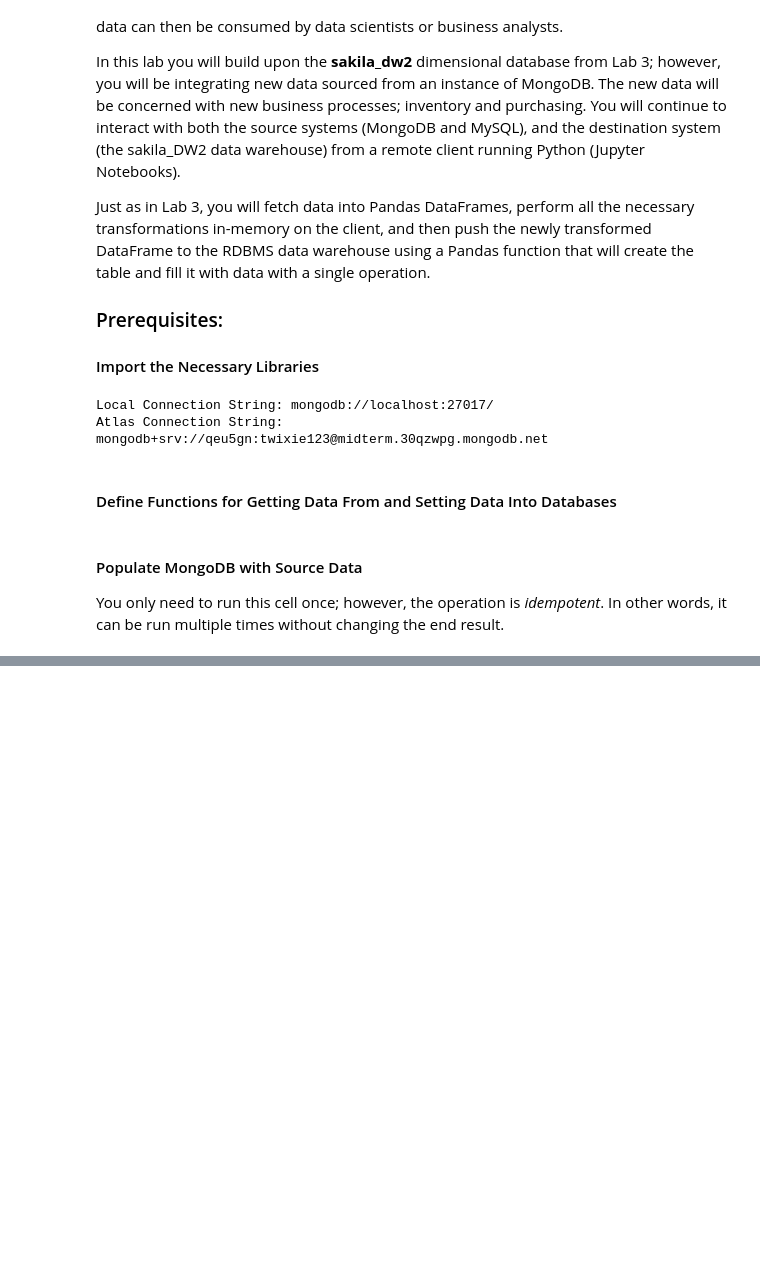
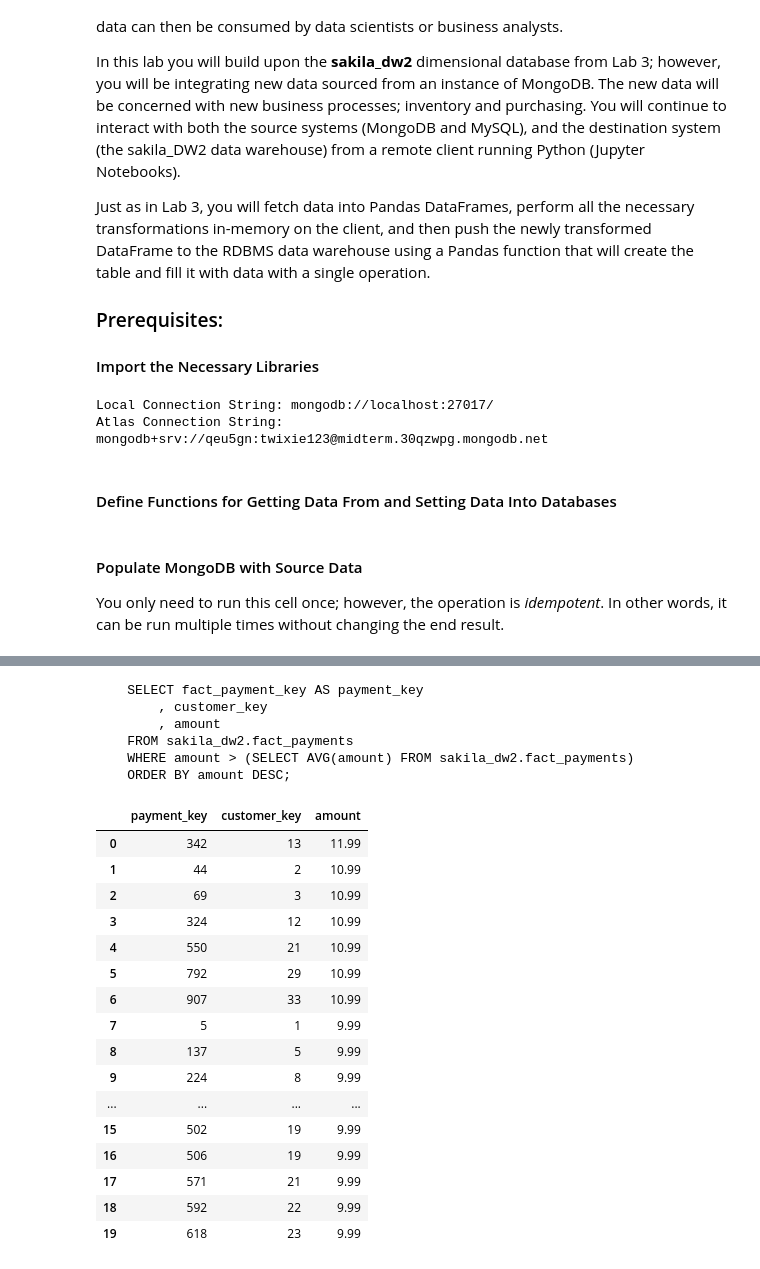
Before and after one commit to amalieharrison/Midterm, a Jupyter notebook: DS 2002 Midterm Project.ipynb, the cells around one changed output, grey strips where cells are left out. Drawn from its saved outputs; the diff is of its cells as text; code cells hidden in the pictures; blank space fills up the shorter version.

```diff
--- a/DS 2002 Midterm Project.ipynb
+++ b/DS 2002 Midterm Project.ipynb
@@ -454,0 +687,49 @@ df_invoices.head(2)
+# %%
+lbound = 15.00
+ubound = 20.00
+
+sql_query = """
+    SELECT fact_payment_key AS payment_key
+        , customer_key
+        , amount
+    FROM sakila_dw2.fact_payments
+    WHERE amount > (SELECT AVG(amount) FROM sakila_dw2.fact_payments)
+    ORDER BY amount DESC;
+""".format(lbound, ubound)
+
+print(sql_query)
+# %% [output]
+    SELECT fact_payment_key AS payment_key
+        , customer_key
+        , amount
+    FROM sakila_dw2.fact_payments
+    WHERE amount > (SELECT AVG(amount) FROM sakila_dw2.fact_payments)
+    ORDER BY amount DESC;
+# %%
+conn_str = f"mysql+pymysql://{user_id}:{pwd}@{host_name}/{db_name}"
+
+sqlEngine = create_engine(conn_str, pool_recycle=3600)
+conn = sqlEngine.connect()
+
+df = pd.read_sql(sql_query, conn);
+
+conn.close()
+df.head(20)
+# %% [output]
+|  | payment_key | customer_key | amount |
+| 0 | 342 | 13 | 11.99 |
+| 1 | 44 | 2 | 10.99 |
+| 2 | 69 | 3 | 10.99 |
+| 3 | 324 | 12 | 10.99 |
+| 4 | 550 | 21 | 10.99 |
+| 5 | 792 | 29 | 10.99 |
+| 6 | 907 | 33 | 10.99 |
+| 7 | 5 | 1 | 9.99 |
+| 8 | 137 | 5 | 9.99 |
+| 9 | 224 | 8 | 9.99 |
+| ... | ... | ... | ... |
+| 15 | 502 | 19 | 9.99 |
+| 16 | 506 | 19 | 9.99 |
+| 17 | 571 | 21 | 9.99 |
+| 18 | 592 | 22 | 9.99 |
+| 19 | 618 | 23 | 9.99 |
```
Also changed, not shown: parts of 64 cells of this notebook.
